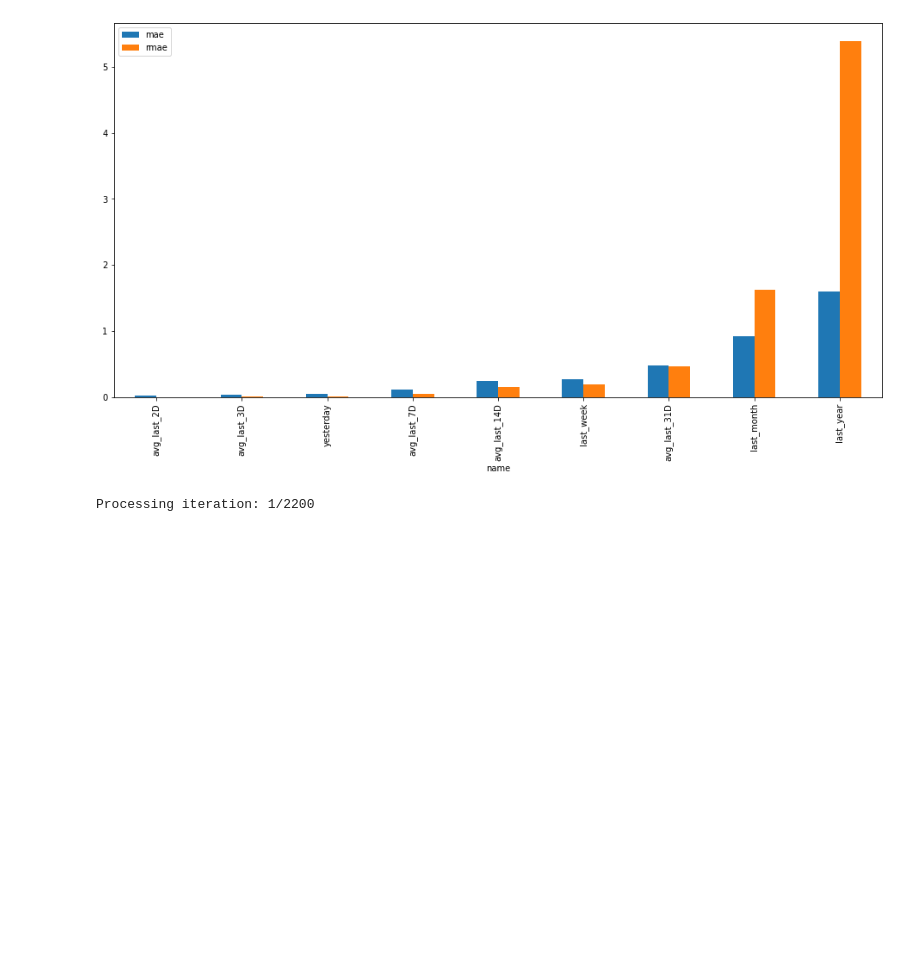
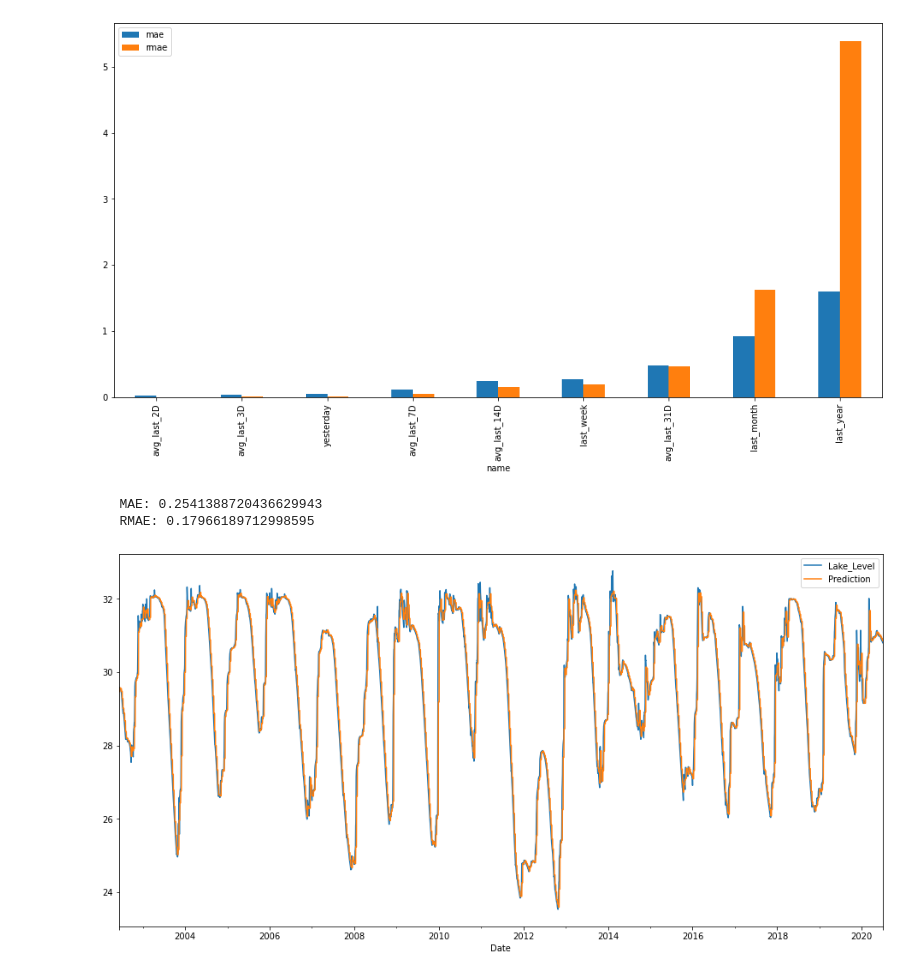
Before and after one commit to KlemenKozelj/master_thesis, a Jupyter notebook: 02_Lake_Bilancino_Benchmark.ipynb, the cells around one changed output. Drawn from its saved outputs; the diff is of its cells as text; code cells hidden in the pictures; blank space fills up the shorter version.

```diff
--- a/02_Lake_Bilancino_Benchmark.ipynb
+++ b/02_Lake_Bilancino_Benchmark.ipynb
@@ -4,11 +4,11 @@ import numpy as np
 import matplotlib.pyplot as plt
 from sklearn.metrics import mean_absolute_error, mean_squared_error
 # %%
-def evaluate_ae(result, field, print=False):
+def evaluate_ae(result, field, printR=False):
     result = result.dropna()
     mae = mean_absolute_error(result[field], result['Lake_Level'])
     msq = mean_squared_error(result[field], result['Lake_Level'])
-    if print:
+    if printR:
         print('   MAE: {}'.format(mae))
         print('   RMAE: {}'.format(msq))
     return (field, mae, msq)
@@ -106,38 +106,36 @@ df_r.plot(kind='bar', figsize=(16, 8))
 # %% [output]
 <AxesSubplot:xlabel='name'>
 [figure]
-# %%
-df7 = df.copy()
-
-def rolling_forecast(df, interval, fun):
-    iterations = range(interval, len(df), interval)
-    all_forecasts = pd.DataFrame()
-
-    for index, split in enumerate(iterations):
-        print('Processing iteration: {}/{}'.format(index + 1, len(iterations)), end='\r')
-        learn = df[:split]
-        test = df[split:split+interval]
-
-        predictions = pd.DataFrame({
-            'Lake_Level': test['Lake_Level'],
-            'Prediction': fun(learn, interval)
-        })
-        all_forecasts = all_forecasts.append(predictions)
-
-        break
-    return all_forecasts
-
-#     evaluate_ae(all_forecasts['Lake_Level'], all_forecasts['Prediction'])
-
-#     fig, ax = plt.subplots(1, 1, figsize=(16, 5))
-# #     ax.plot(learn['Lake_Level'], color='blue', label='Lake_Level')
-#     ax.plot(all_forecasts['Lake_Level'], color='orange', label='Lake_Level')
-#     ax.scatter(all_forecasts.index, all_forecasts['Prediction'], color='red', label='Prediction')
-#     fig.legend(loc='upper center');
-
-def testF(learn, interval):
-    return [25] * interval
-
-rolling_forecast(df, 3, testF)
-# %% [output]
-Processing iteration: 1/2200
+# %%
+def rolling_forecast(df, interval, fun, printR=True):
+    iterations = range(interval, len(df), interval)
+    all_forecasts = pd.DataFrame()
+
+    for index, split in enumerate(iterations):
+        print('Processing iteration: {}/{}'.format(index + 1, len(iterations)), end='\r')
+        learn = df[:split]
+        test = df[split:split+interval]
+
+        fun_res = fun(learn, interval)
+
+        predictions = pd.DataFrame({
+            'Lake_Level': test['Lake_Level'],
+            'Prediction': fun_res[0:len(test['Lake_Level'])]
+        })
+        all_forecasts = all_forecasts.append(predictions)
+
+    if printR:
+        evaluate_ae(all_forecasts, 'Prediction', True)
+        all_forecasts.plot(figsize=(16, 8))
+
+    return all_forecasts
+# %%
+def testF(learn, interval):
+    v = learn['Lake_Level'].tail(7).mean()
+    return [v] * interval
+
+rolling_forecast(df, 7, testF);
+# %% [output]
+   MAE: 0.2541388720436629943
+   RMAE: 0.17966189712998595
+[figure, added]
```
